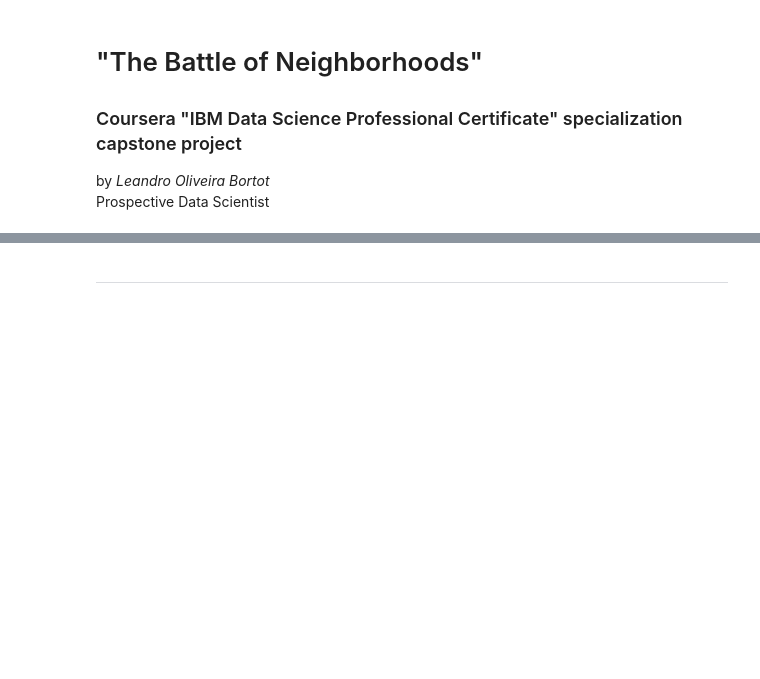
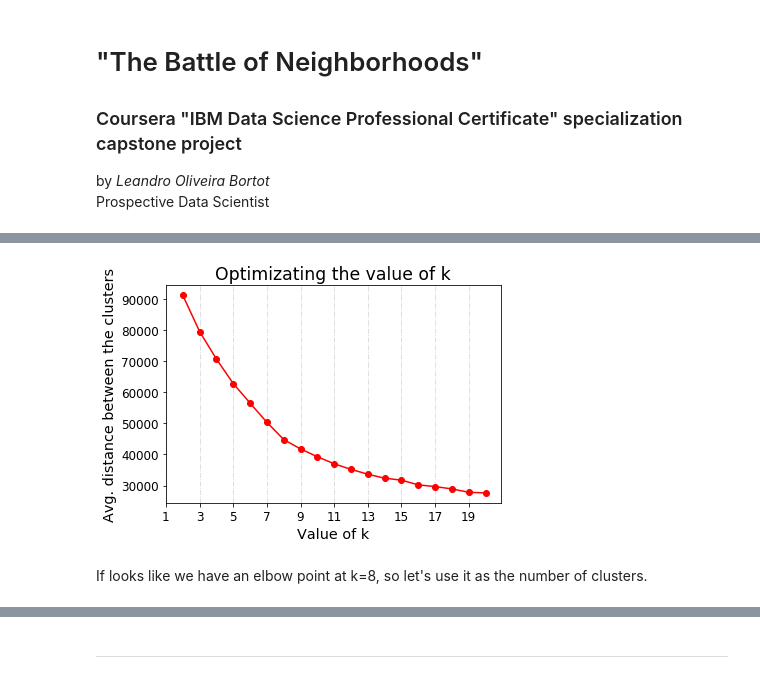
Before and after one commit to claudioferrao/Coursera_Capstone-2, a Jupyter notebook: Final_Project.ipynb, the cells around one changed output, grey strips where cells are left out. Cells and saved outputs as stored; diff of their text form; code cells hidden in the pictures; blank space fills up the shorter version.

```diff
--- a/Final_Project.ipynb
+++ b/Final_Project.ipynb
@@ -68,0 +273,4 @@ https://www.ribeiraopreto.sp.gov.br/splan/mapas/loteamento/i28urban-loteamento.p
+# %%
+# Reads the Foursquare API key from a local file in order to avoid exposing my credentials in this notebook
+with open('FoursquareAPI_secret.dat','r') as inputfile:
+    foursquare_api_key = inputfile.read()
@@ -68,0 +391,10 @@ https://www.ribeiraopreto.sp.gov.br/splan/mapas/loteamento/i28urban-loteamento.p
+# %%
+print('Shape before =', df_venues.shape )
+
+missing_vector = df_venues['Venue Category']=='MISSING'
+
+print('Venues without an assigned category = %d' % missing_vector.sum() )
+
+df_venues = df_venues[ ~missing_vector ]
+
+print('Shape after=', df_venues.shape)
@@ -68,0 +407,6 @@ https://www.ribeiraopreto.sp.gov.br/splan/mapas/loteamento/i28urban-loteamento.p
+# %%
+df_tmp = pd.DataFrame(df_venues['Venue Category'].value_counts())
+total_categories = df_tmp.shape[0]
+
+print('Total number of categories =', total_categories)
+display(df_tmp)
@@ -68,0 +522,44 @@ https://www.ribeiraopreto.sp.gov.br/splan/mapas/loteamento/i28urban-loteamento.p
+# %%
+from   sklearn.cluster   import KMeans
+import matplotlib.pyplot as plt
+
+total_ks=20
+
+ks    = []
+perc  = []
+score = []
+
+for k in range(2,total_ks+1):
+    kmeans = KMeans(n_clusters=k, random_state=809928).fit(df_freq)
+    score.append(kmeans.inertia_)
+    ks.append(k)
+
+    df_clust = pd.DataFrame(df_freq.index.values)
+    df_clust.columns = ['Neighborhood']
+    df_clust['Cluster'] = kmeans.labels_
+
+    df_clust_sizes = pd.DataFrame(df_clust['Cluster'].value_counts())
+    df_clust_sizes.index.name = 'Cluster ID'
+    df_clust_sizes.columns = ['Count']
+    df_clust_sizes['Percentage'] = np.round((df_clust_sizes['Count']/df_clust_sizes['Count'].sum())*100 , 1)
+
+    perc.append(df_clust_sizes['Percentage'].iloc[-1])
+
+
+plt.plot(ks,score,'o-r')
+
+plt.xticks(ticks=range(1,total_ks+1,2),fontsize='large')
+plt.xlabel('Value of k',fontsize='x-large')
+
+plt.yticks(fontsize='large')
+plt.ylabel('Avg. distance between the clusters',fontsize='x-large')
+
+plt.grid(which='major', alpha=0.5, axis='x', linestyle='-.')
+
+plt.title('Optimizating the value of k',fontsize='xx-large')
+
+plt.show()
+# %% [output]
+[figure, added]
+# %% [markdown]
+If looks like we have an elbow point at k=8, so let's use it as the number of clusters.
```
Also changed, not shown: parts of 51 cells of this notebook.
